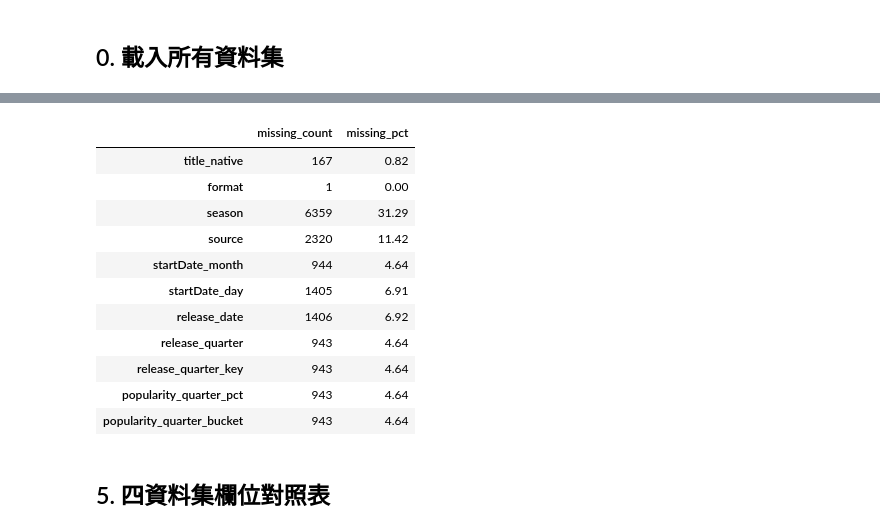
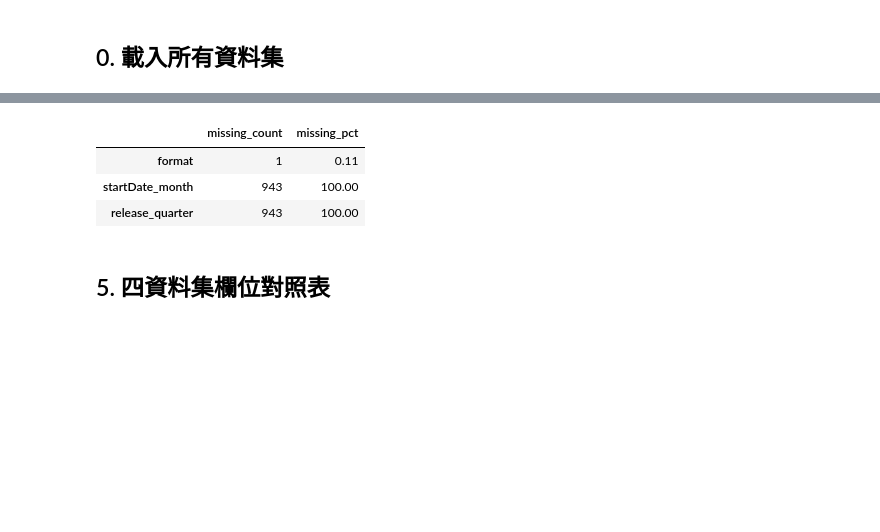
Before and after one commit to ThanatosJun/Anime_Prediction, a Jupyter notebook: data/fussion/fusion_data_exploration.ipynb, the cells around one changed output, grey strips where cells are left out. Drawn from its saved outputs; the diff is of its cells as text; code cells hidden in the pictures; blank space fills up the shorter version.

```diff
--- a/data/fussion/fusion_data_exploration.ipynb
+++ b/data/fussion/fusion_data_exploration.ipynb
@@ -19,13 +19,13 @@ pd.set_option('display.max_columns', None)
 pd.set_option('display.max_rows', 100)
 pd.set_option('display.width', 120)
 
-meta_train = pd.read_csv('../../data/fussion/fusion_meta_train.csv')
-meta_val   = pd.read_csv('../../data/fussion/fusion_meta_val.csv')
-meta_test  = pd.read_csv('../../data/fussion/fusion_meta_test.csv')
-processed  = pd.read_csv('../../data/processed/anilist_anime_data_processed_v1.csv')
+meta_train   = pd.read_csv('../../data/fussion/fusion_meta_clean_train.csv')
+meta_val     = pd.read_csv('../../data/fussion/fusion_meta_clean_val.csv')
+meta_test    = pd.read_csv('../../data/fussion/fusion_meta_clean_test.csv')
+meta_holdout = pd.read_csv('../../data/fussion/fusion_meta_clean_holdout_unknown.csv')
 
-print(f'meta_train : {meta_train.shape}')
-print(f'meta_val   : {meta_val.shape}')
-print(f'meta_test  : {meta_test.shape}')
-print(f'processed  : {processed.shape}')
+print(f'meta_train   : {meta_train.shape}')
+print(f'meta_val     : {meta_val.shape}')
+print(f'meta_test    : {meta_test.shape}')
+print(f'meta_holdout : {meta_holdout.shape}')
 # %% [output]
@@ -183,20 +170,12 @@ processed.head(3)
 # %%
-missing = processed.isnull().sum()
-pct     = (missing / len(processed) * 100).round(2)
+missing = meta_holdout.isnull().sum()
+pct     = (missing / len(meta_holdout) * 100).round(2)
 pd.DataFrame({'missing_count': missing, 'missing_pct': pct}).query('missing_count > 0')
 # %% [output]
 |  | missing_count | missing_pct |
-| title_native | 167 | 0.82 |
-| format | 1 | 0.00 |
-| season | 6359 | 31.29 |
-| source | 2320 | 11.42 |
-| startDate_month | 944 | 4.64 |
-| startDate_day | 1405 | 6.91 |
-| release_date | 1406 | 6.92 |
-| release_quarter | 943 | 4.64 |
-| release_quarter_key | 943 | 4.64 |
-| popularity_quarter_pct | 943 | 4.64 |
-| popularity_quarter_bucket | 943 | 4.64 |
+| format | 1 | 0.11 |
+| startDate_month | 943 | 100.00 |
+| release_quarter | 943 | 100.00 |
 # %% [markdown]
 ## 5. 四資料集欄位對照表
 # %%
```
Also changed, not shown: parts of 33 cells of this notebook, 12 other files.
